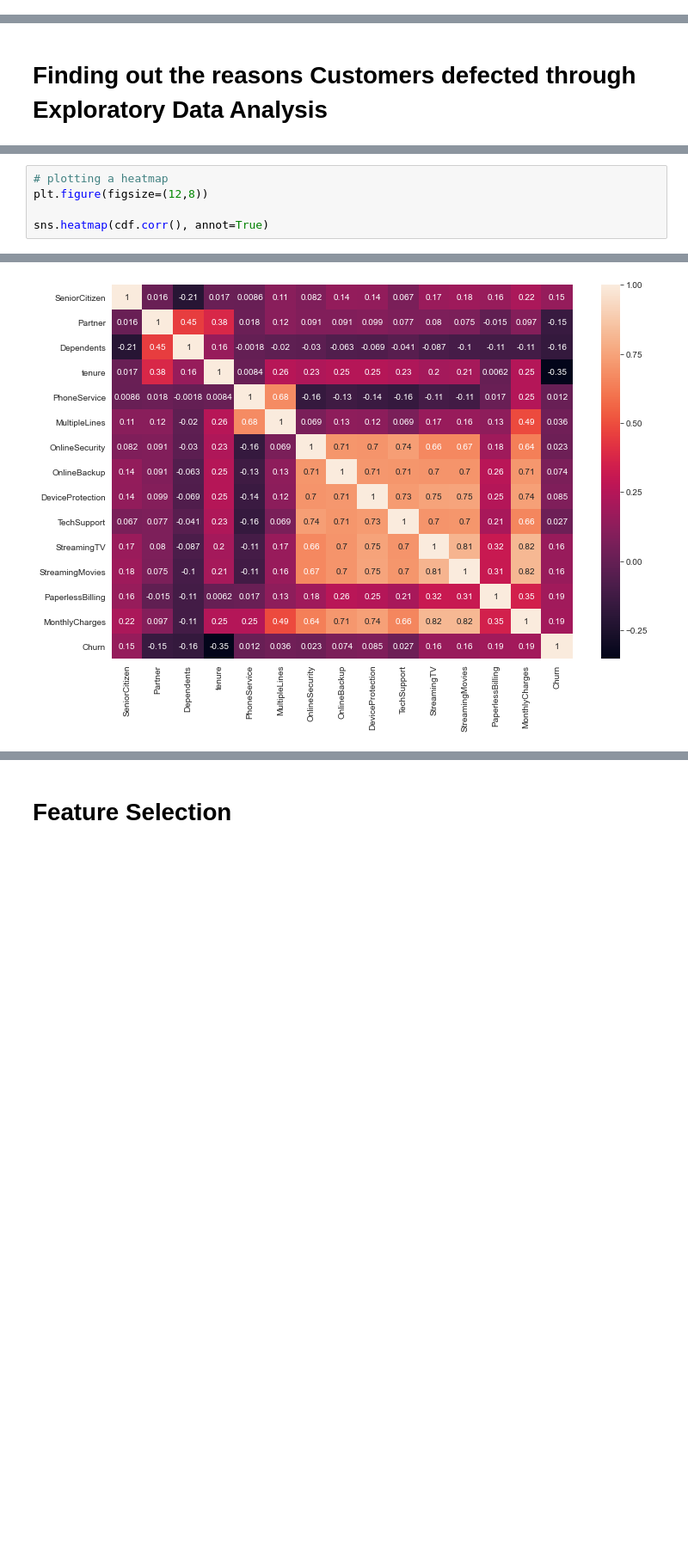
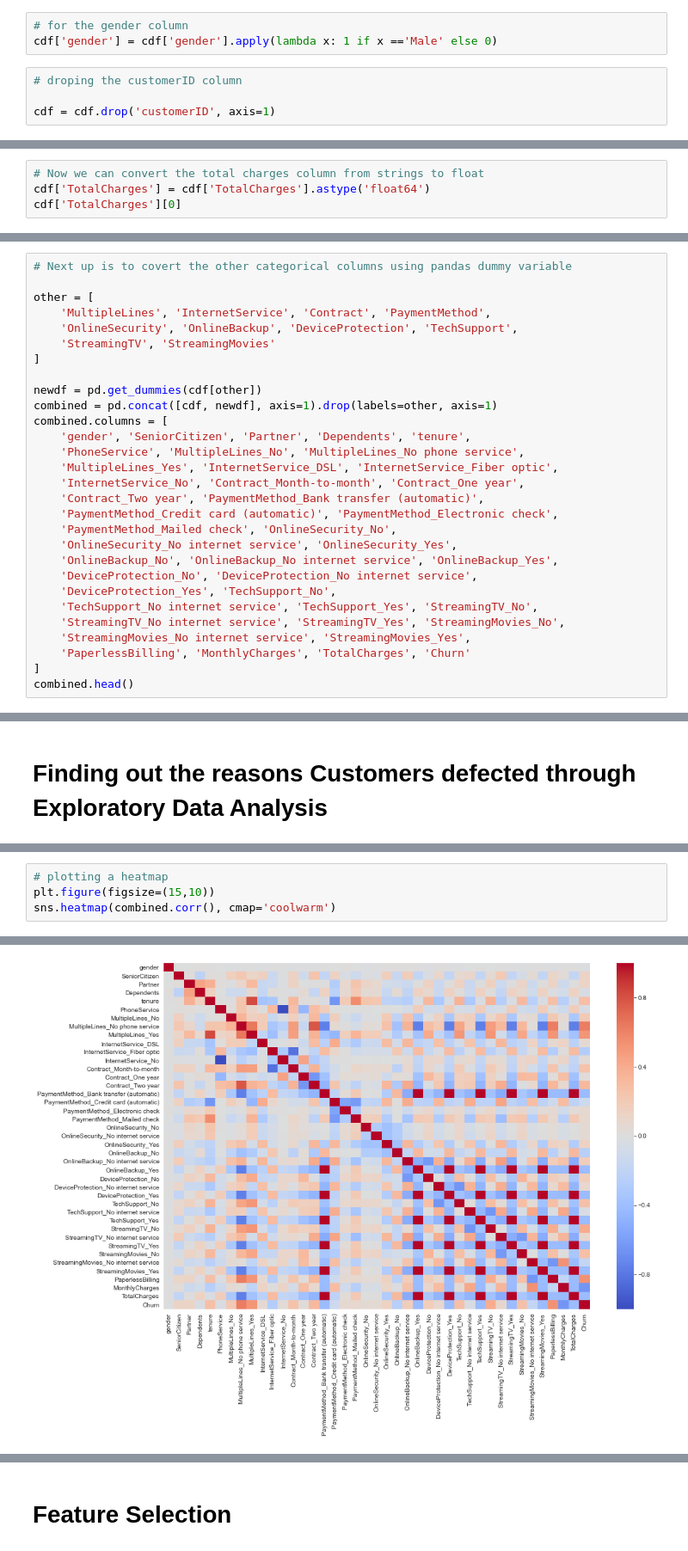
Before and after one commit to Chizzy-codes/Customer-Defection-Analysis-Using-Machine-Learning, a Jupyter notebook: Customer Defection.ipynb, the cells around one changed output, grey strips where cells are left out. Shown: that part at 86% size. Saved outputs shown, nothing was run; the diff lists cells and outputs as text; blank space fills up the shorter version.

```diff
--- a/Customer Defection.ipynb
+++ b/Customer Defection.ipynb
@@ -47,0 +118,7 @@ memory usage: 1.1+ MB
+# %%
+# for the gender column
+cdf['gender'] = cdf['gender'].apply(lambda x: 1 if x =='Male' else 0)
+# %%
+# droping the customerID column
+
+cdf = cdf.drop('customerID', axis=1)
@@ -47,0 +154,4 @@ memory usage: 1.1+ MB
+# %%
+# Now we can convert the total charges column from strings to float
+cdf['TotalCharges'] = cdf['TotalCharges'].astype('float64')
+cdf['TotalCharges'][0]
@@ -47,0 +169,29 @@ memory usage: 1.1+ MB
+# %%
+# Next up is to covert the other categorical columns using pandas dummy variable
+
+other = [
+    'MultipleLines', 'InternetService', 'Contract', 'PaymentMethod',
+    'OnlineSecurity', 'OnlineBackup', 'DeviceProtection', 'TechSupport',
+    'StreamingTV', 'StreamingMovies'
+]
+
+newdf = pd.get_dummies(cdf[other])
+combined = pd.concat([cdf, newdf], axis=1).drop(labels=other, axis=1)
+combined.columns = [
+    'gender', 'SeniorCitizen', 'Partner', 'Dependents', 'tenure',
+    'PhoneService', 'MultipleLines_No', 'MultipleLines_No phone service',
+    'MultipleLines_Yes', 'InternetService_DSL', 'InternetService_Fiber optic',
+    'InternetService_No', 'Contract_Month-to-month', 'Contract_One year',
+    'Contract_Two year', 'PaymentMethod_Bank transfer (automatic)',
+    'PaymentMethod_Credit card (automatic)', 'PaymentMethod_Electronic check',
+    'PaymentMethod_Mailed check', 'OnlineSecurity_No',
+    'OnlineSecurity_No internet service', 'OnlineSecurity_Yes',
+    'OnlineBackup_No', 'OnlineBackup_No internet service', 'OnlineBackup_Yes',
+    'DeviceProtection_No', 'DeviceProtection_No internet service',
+    'DeviceProtection_Yes', 'TechSupport_No',
+    'TechSupport_No internet service', 'TechSupport_Yes', 'StreamingTV_No',
+    'StreamingTV_No internet service', 'StreamingTV_Yes', 'StreamingMovies_No',
+    'StreamingMovies_No internet service', 'StreamingMovies_Yes',
+    'PaperlessBilling', 'MonthlyCharges', 'TotalCharges', 'Churn'
+]
+combined.head()
@@ -112,8 +239,7 @@ cdf.head()
 # %%
 # plotting a heatmap
-plt.figure(figsize=(12,8))
-
-sns.heatmap(cdf.corr(), annot=True)
+plt.figure(figsize=(15,10))
+sns.heatmap(combined.corr(), cmap='coolwarm')
 # %% [output]
 <matplotlib.axes._subplots.AxesSubplot at 0x...>
-[figure, old version]
+[figure, new version]
```
Also changed, not shown: parts of 28 cells of this notebook.
